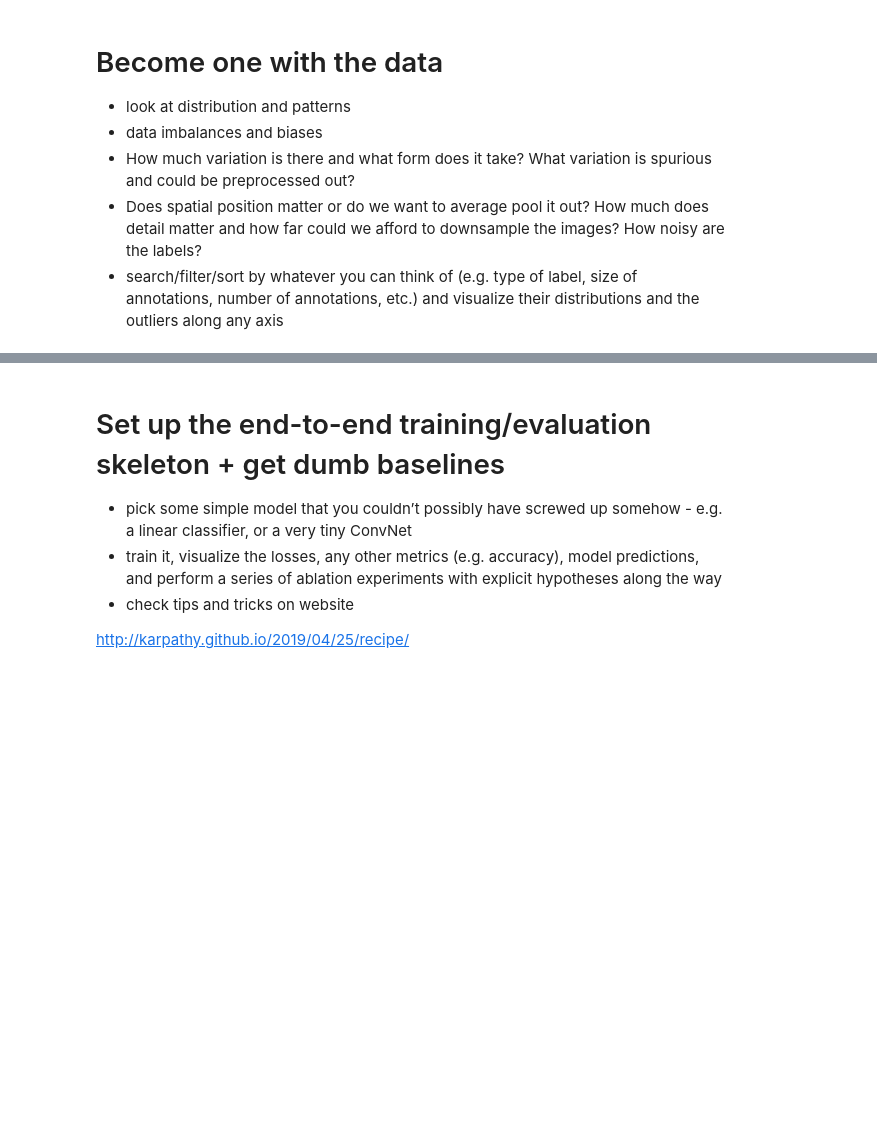
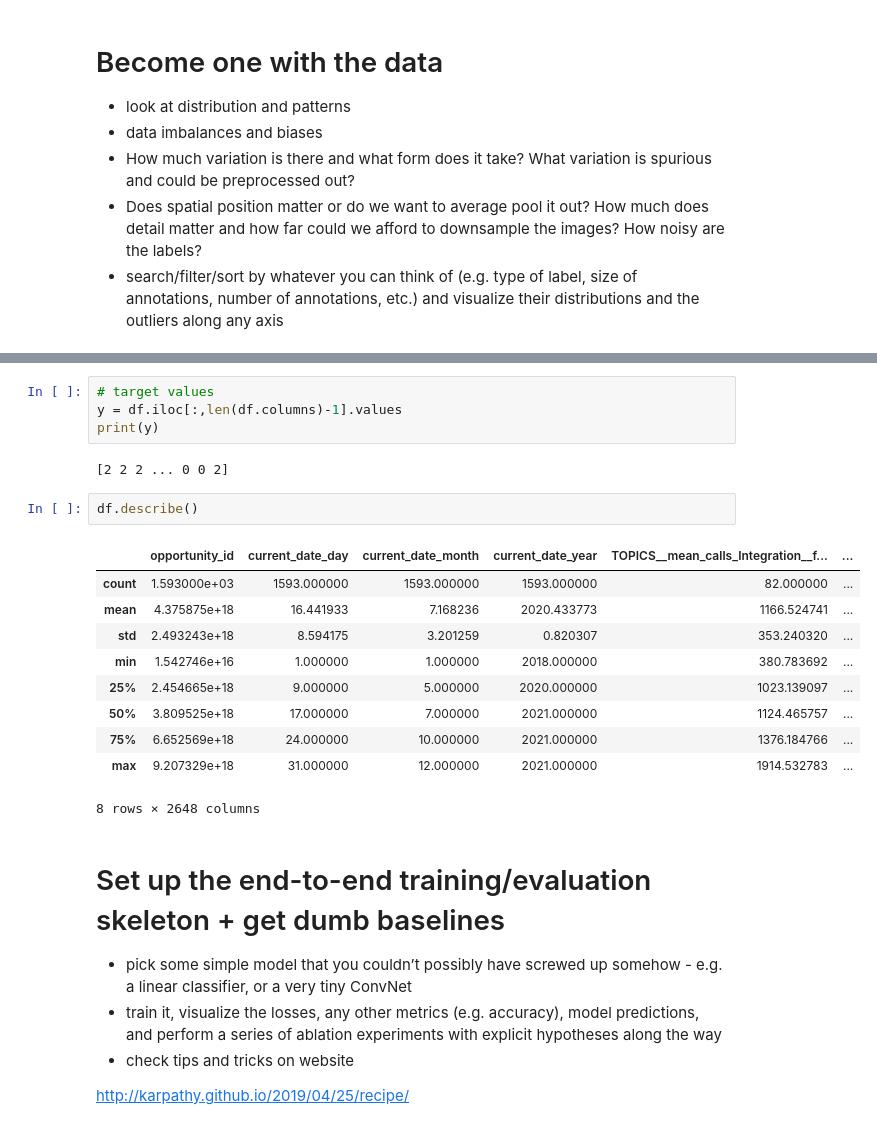
Before and after one commit to annemiekvdleest/Machine_Learning, a Jupyter notebook: ML_project1.ipynb, the cells around one changed output, grey strips where cells are left out. Cells and saved outputs as stored; diff of their text form; blank space fills up the shorter version.

```diff
--- a/ML_project1.ipynb
+++ b/ML_project1.ipynb
@@ -49,3 +83,22 @@ print(df)
+# %%
+# target values
+y = df.iloc[:,len(df.columns)-1].values
+print(y)
+# %% [output]
+[2 2 2 ... 0 0 2]
+# %%
+df.describe()
+# %% [output]
+|  | opportunity_id | current_date_day | current_date_month | current_date_year | TOPICS__mean_calls_Integration__f... | ... |
+| count | 1.593000e+03 | 1593.000000 | 1593.000000 | 1593.000000 | 82.000000 | ... |
+| mean | 4.375875e+18 | 16.441933 | 7.168236 | 2020.433773 | 1166.524741 | ... |
+| std | 2.493243e+18 | 8.594175 | 3.201259 | 0.820307 | 353.240320 | ... |
+| min | 1.542746e+16 | 1.000000 | 1.000000 | 2018.000000 | 380.783692 | ... |
+| 25% | 2.454665e+18 | 9.000000 | 5.000000 | 2020.000000 | 1023.139097 | ... |
+| 50% | 3.809525e+18 | 17.000000 | 7.000000 | 2021.000000 | 1124.465757 | ... |
+| 75% | 6.652569e+18 | 24.000000 | 10.000000 | 2021.000000 | 1376.184766 | ... |
+| max | 9.207329e+18 | 31.000000 | 12.000000 | 2021.000000 | 1914.532783 | ... |
+8 rows × 2648 columns
 # %% [markdown]
 # Set up the end-to-end training/evaluation skeleton + get dumb baselines
 - pick some simple model that you couldn’t possibly have screwed up somehow - e.g. a linear classifier, or a very tiny ConvNet
```
Also changed, not shown: parts of 3 cells of this notebook.
